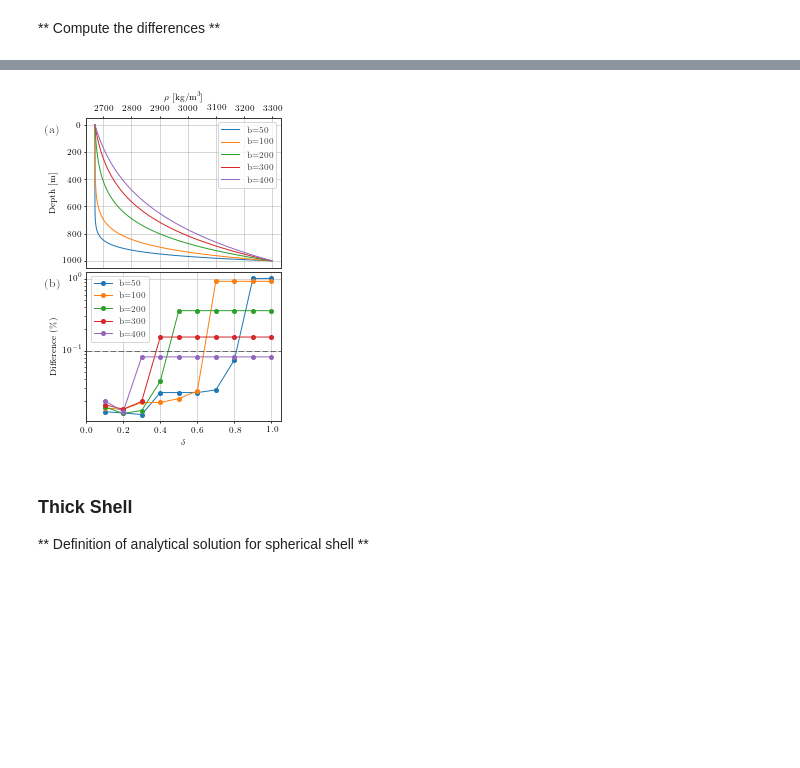
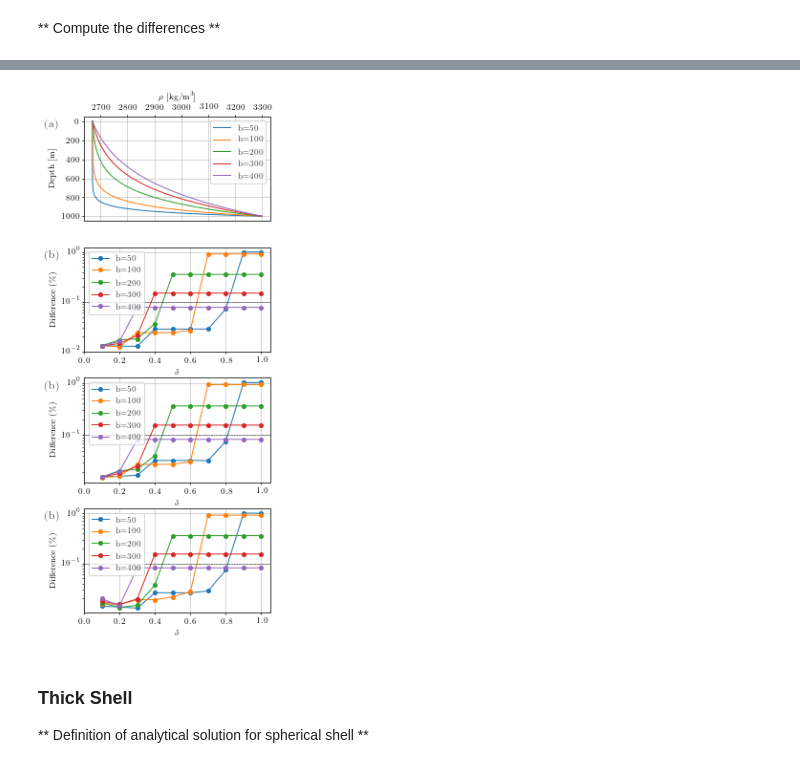
Before and after one commit to pinga-lab/tesseroid-variable-density, a Jupyter notebook: code/05-exponential-density-test.ipynb, the cells around one changed output, grey strips where cells are left out. Drawn from its saved outputs; the diff is of its cells as text; code cells hidden in the pictures; blank space fills up the shorter version.

Commit message:
Added potential and gz in delta determination

```diff
--- a/code/05-exponential-density-test.ipynb
+++ b/code/05-exponential-density-test.ipynb
@@ -625,62 +661,67 @@ for b in b_values:
 # %%
-field = 'gzz'
+fields = 'potential gz gzz'.split()
 b_values = [50, 100, 200, 300, 400]
 deltah = MEAN_EARTH_RADIUS
 rho0, rho1 = 2670, 3300
 labels = ["b=" + str(b) for b in b_values]
 heights = np.linspace(bottom, top, 101)
 
+fig, axes = plt.subplots(4, 1)
+fig.set_size_inches((3.33, 8))
 
-fig, (ax1, ax2) = plt.subplots(2, 1)
-fig.set_size_inches((3.33, 5))
+ax1 = axes[0]
 
 for b, label in zip(b_values, labels):
 
     # Define constant a in order to normalize the density function
     a = (rho1 - rho0)/(np.exp((abs(top - bottom))/b) - 1)
     c = rho0 - a
 
     # Define new functions for each b
     def density_exponential(height):
         r = height + MEAN_EARTH_RADIUS
         return a*np.exp(-(r - deltah)/b) + c
 
     ax1.plot(density_exponential(heights), -heights,
              '-', label=label)
 
-    diffs = np.load('results/exponential-delta/' + field + '-' +
-                    '{:.1e}'.format(b) + '-thin-differences.npz')
-    deltas, diff = diffs['deltas'], diffs['diffs']
-    ax2.plot(deltas, diff, 'o-',
-             markersize=4, label=label)
+for field, ax in zip(fields, axes[1:]):
+    for b, label in zip(b_values, labels):
+        diffs = np.load('results/exponential-delta/' + field + '-' +
+                        '{:.1e}'.format(b) + '-thin-differences.npz')
+        deltas, diff = diffs['deltas'], diffs['diffs']
+        ax.plot(deltas, diff, 'o-',
+                markersize=4, label=label)
+
 
 ax1.legend()
 ax1.grid(True, linewidth=0.5, color='#aeaeae')
 ax1.set_xlabel(r"$\rho$ [kg/m$^3$]")
 ax1.set_ylabel("Depth [m]")
 ax1.invert_yaxis()
 ax1.xaxis.tick_top()
 ax1.xaxis.set_label_position('top')
 ax1.text(-0.21, 0.9, "(a)", fontsize=12,
          fontdict={'weight': 'bold'},
          transform=ax1.transAxes)
 
-ax2.plot([0, 1.2], [1e-1, 1e-1], '--', color='k', linewidth=0.5)
-ax2.set_xlim(0, 1.05)
-ax2.set_yscale('log')
-ax2.set_ylabel('Difference (\%)')
-ax2.grid(True, linewidth=0.5, color='#aeaeae')
-ax2.set_axisbelow(True)
-ax2.set_xlabel(r"$\delta$")
-ax2.legend()
-ax2.text(-0.21, 0.9, "(b)", fontsize=12,
-         fontdict={'weight': 'bold'},
-         transform=ax2.transAxes)
+for ax in axes[1:]:
+    ax.plot([0, 1.2], [1e-1, 1e-1], '--', color='k', linewidth=0.5)
+    ax.set_xlim(0, 1.05)
+    ax.set_yscale('log')
+    ax.set_ylabel('Difference (\%)')
+    ax.grid(True, linewidth=0.5, color='#aeaeae')
+    ax.set_axisbelow(True)
+    ax.set_xlabel(r"$\delta$")
+    ax.legend()
+    ax.text(-0.21, 0.9, "(b)", fontsize=12,
+             fontdict={'weight': 'bold'},
+             transform=ax.transAxes)
 
 plt.tight_layout(pad=0.3, h_pad=0, w_pad=0)
 plt.show()
 # %% [output]
-[figure, old version]
+[figure, new version]
 # %% [markdown]
 ### Thick Shell
 
```
Also changed, not shown: parts of 3 cells of this notebook, 28 other files.
